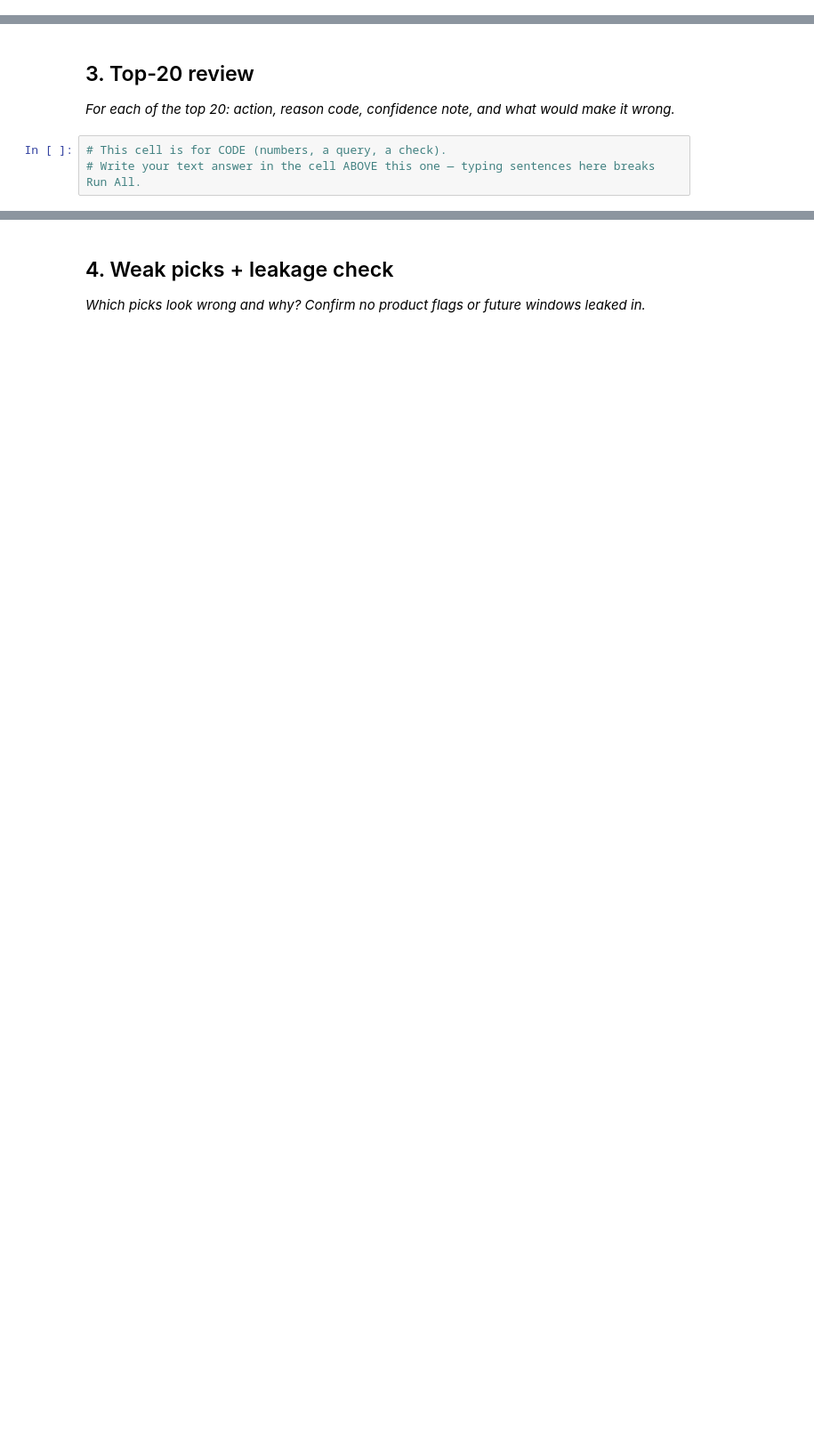
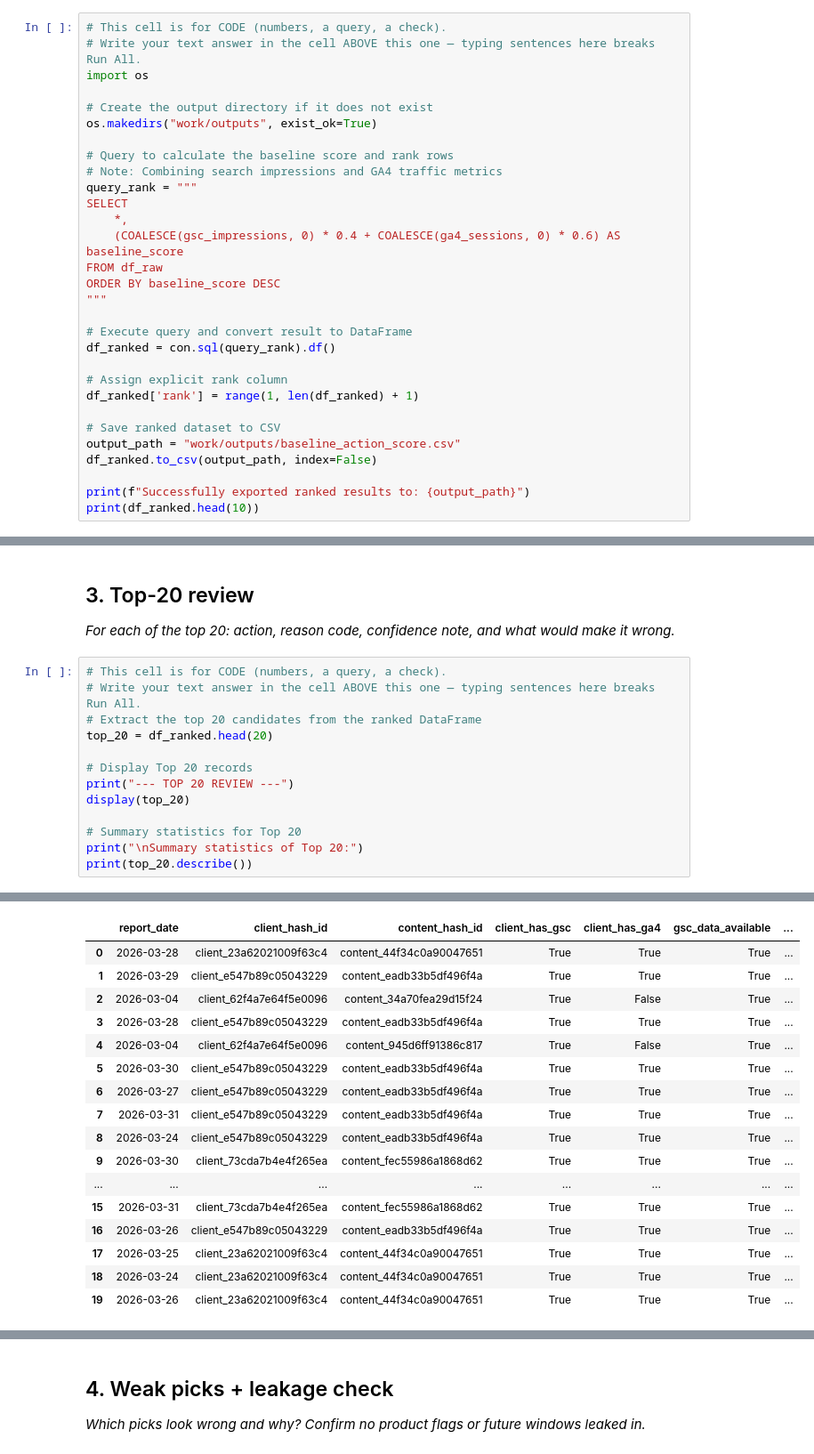
Before and after one commit to vkhanht1/flyrank-ml-internship, a Jupyter notebook: work/notebooks/w04_baseline_score.ipynb, the cells around one changed output, grey strips where cells are left out. Shown at 89% size. Drawn from its saved outputs; the diff is of its cells as text; blank space fills up the shorter version.

```diff
--- a/work/notebooks/w04_baseline_score.ipynb
+++ b/work/notebooks/w04_baseline_score.ipynb
@@ -22,0 +87,30 @@ This skeleton is yours to fill. Work the sections **in order** — each one has
+# %%
+# This cell is for CODE (numbers, a query, a check).
+# Write your text answer in the cell ABOVE this one — typing sentences here breaks Run All.
+import os
+
+# Create the output directory if it does not exist
+os.makedirs("work/outputs", exist_ok=True)
+
+# Query to calculate the baseline score and rank rows
+# Note: Combining search impressions and GA4 traffic metrics
+query_rank = """
+SELECT
+    *,
+    (COALESCE(gsc_impressions, 0) * 0.4 + COALESCE(ga4_sessions, 0) * 0.6) AS baseline_score
+FROM df_raw
+ORDER BY baseline_score DESC
+"""
+
+# Execute query and convert result to DataFrame
+df_ranked = con.sql(query_rank).df()
+
+# Assign explicit rank column
+df_ranked['rank'] = range(1, len(df_ranked) + 1)
+
+# Save ranked dataset to CSV
+output_path = "work/outputs/baseline_action_score.csv"
+df_ranked.to_csv(output_path, index=False)
+
+print(f"Successfully exported ranked results to: {output_path}")
+print(df_ranked.head(10))
@@ -27,3 +139,14 @@ This skeleton is yours to fill. Work the sections **in order** — each one has
 # %%
 # This cell is for CODE (numbers, a query, a check).
 # Write your text answer in the cell ABOVE this one — typing sentences here breaks Run All.
+# Extract the top 20 candidates from the ranked DataFrame
+top_20 = df_ranked.head(20)
+
+# Display Top 20 records
+print("--- TOP 20 REVIEW ---")
+display(top_20)
+
+# Summary statistics for Top 20
+print("\nSummary statistics of Top 20:")
+print(top_20.describe())
+# %% [output]
@@ -29,0 +154,17 @@ This skeleton is yours to fill. Work the sections **in order** — each one has
+|  | report_date | client_hash_id | content_hash_id | client_has_gsc | client_has_ga4 | gsc_data_available | ... |
+| 0 | 2026-03-28 | client_23a62021009f63c4 | content_44f34c0a90047651 | True | True | True | ... |
+| 1 | 2026-03-29 | client_e547b89c05043229 | content_eadb33b5df496f4a | True | True | True | ... |
+| 2 | 2026-03-04 | client_62f4a7e64f5e0096 | content_34a70fea29d15f24 | True | False | True | ... |
+| 3 | 2026-03-28 | client_e547b89c05043229 | content_eadb33b5df496f4a | True | True | True | ... |
+| 4 | 2026-03-04 | client_62f4a7e64f5e0096 | content_945d6ff91386c817 | True | False | True | ... |
+| 5 | 2026-03-30 | client_e547b89c05043229 | content_eadb33b5df496f4a | True | True | True | ... |
+| 6 | 2026-03-27 | client_e547b89c05043229 | content_eadb33b5df496f4a | True | True | True | ... |
+| 7 | 2026-03-31 | client_e547b89c05043229 | content_eadb33b5df496f4a | True | True | True | ... |
+| 8 | 2026-03-24 | client_e547b89c05043229 | content_eadb33b5df496f4a | True | True | True | ... |
+| 9 | 2026-03-30 | client_73cda7b4e4f265ea | content_fec55986a1868d62 | True | True | True | ... |
+| ... | ... | ... | ... | ... | ... | ... | ... |
+| 15 | 2026-03-31 | client_73cda7b4e4f265ea | content_fec55986a1868d62 | True | True | True | ... |
+| 16 | 2026-03-26 | client_e547b89c05043229 | content_eadb33b5df496f4a | True | True | True | ... |
+| 17 | 2026-03-25 | client_23a62021009f63c4 | content_44f34c0a90047651 | True | True | True | ... |
+| 18 | 2026-03-24 | client_23a62021009f63c4 | content_44f34c0a90047651 | True | True | True | ... |
+| 19 | 2026-03-26 | client_23a62021009f63c4 | content_44f34c0a90047651 | True | True | True | ... |
```
Also changed, not shown: parts of 8 cells of this notebook.
